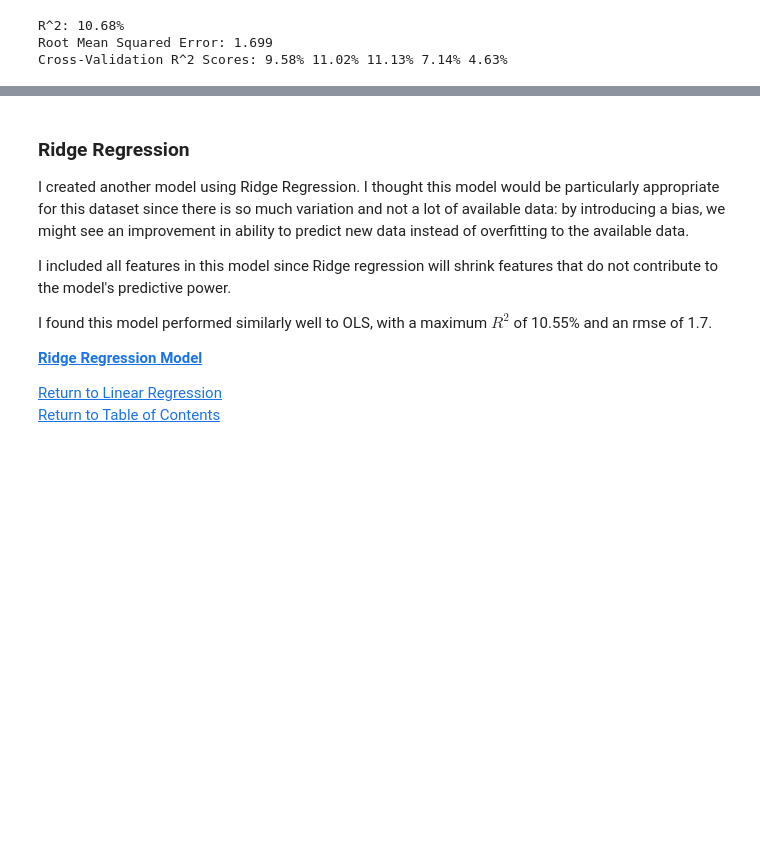
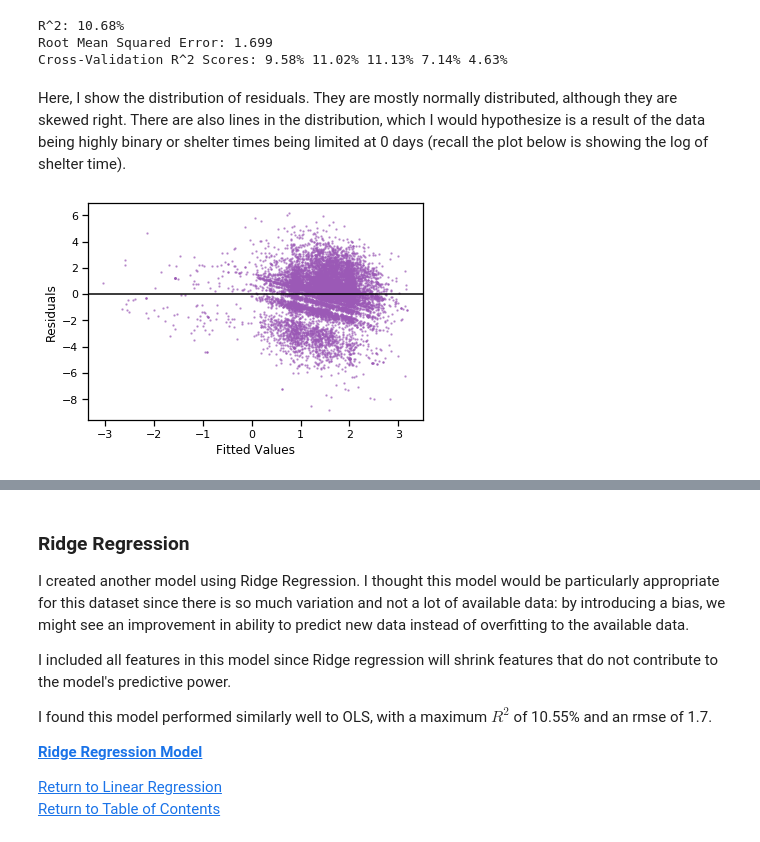
Before and after one commit to krritz/Animal-Shelter-Exploratory-Analysis, a Jupyter notebook: Animal Shelter Analysis.ipynb, the cells around one changed output, grey strips where cells are left out. Drawn from its saved outputs; the diff is of its cells as text; code cells hidden in the pictures; blank space fills up the shorter version.

```diff
--- a/Animal Shelter Analysis.ipynb
+++ b/Animal Shelter Analysis.ipynb
@@ -1992,3 +1992,12 @@ print('Cross-Validation R^2 Scores: ', end=''), [print('{:.2f}%'.format(i*100),
 R^2: 10.68%
 Root Mean Squared Error: 1.699
 Cross-Validation R^2 Scores: 9.58% 11.02% 11.13% 7.14% 4.63%
+# %% [markdown]
+Here, I show the distribution of residuals. They are mostly normally distributed, although they are skewed right. There are also lines in the distribution, which I would hypothesize is a result of the data being highly binary or shelter times being limited at 0 days (recall the plot below is showing the log of shelter time).
+# %%
+_ = plt.scatter(y_pred, (y_test - y_pred), s=2, alpha=0.5)
+_ = plt.axhline(0, color='k')
+_ = plt.xlabel('Fitted Values')
+_ = plt.ylabel('Residuals')
+# %% [output]
+[figure, added]
```
Also changed, not shown: parts of 37 cells of this notebook, 1 other file.
